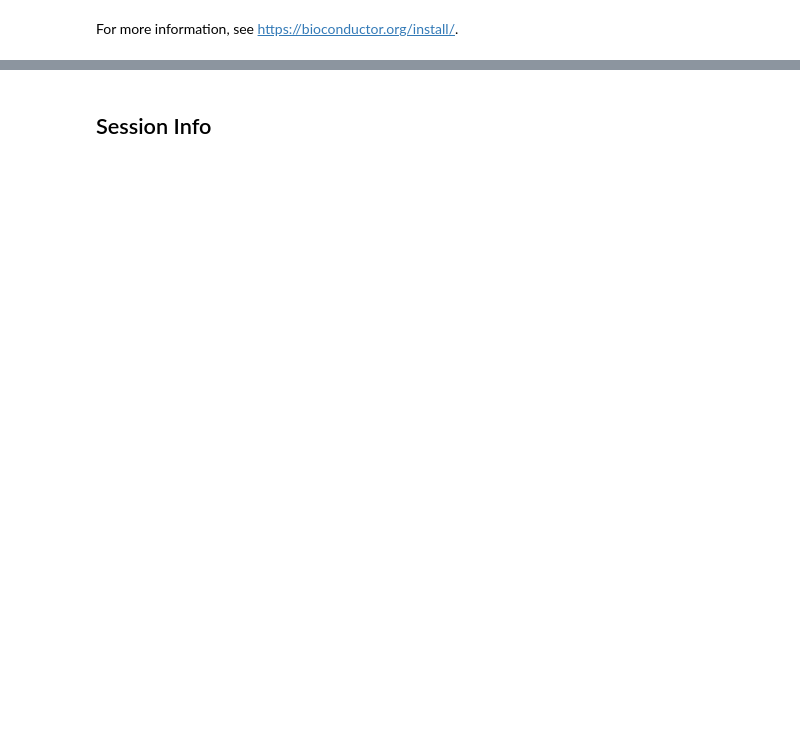
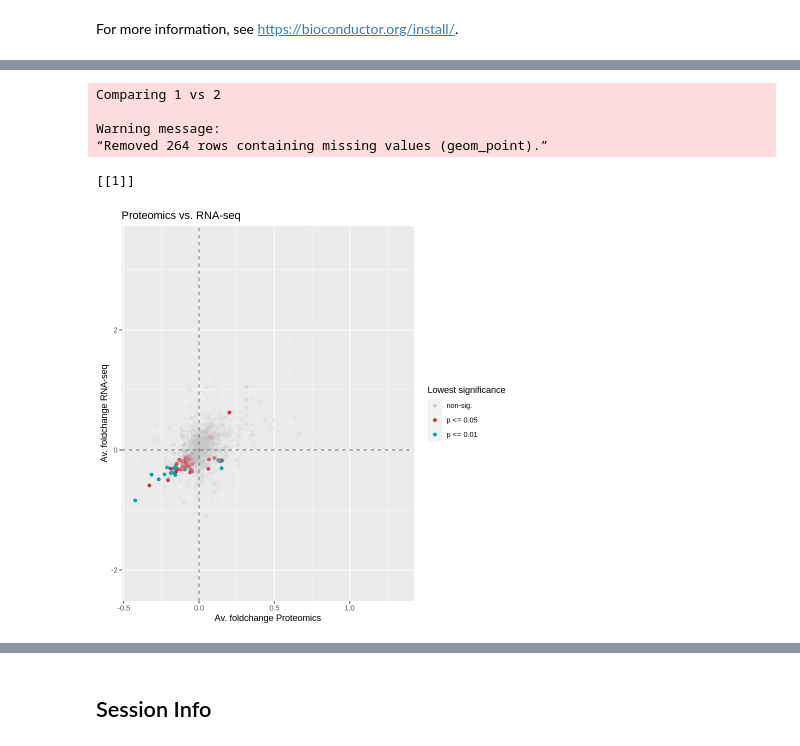
Before and after one commit to IgnatiusPang/reactomeworkshop, a Jupyter notebook: ReactomeGSA_RNAseq_Proteomics.ipynb, the cells around one changed output, grey strips where cells are left out. Cells and saved outputs as stored; diff of their text form; code cells hidden in the pictures; blank space fills up the shorter version.

```diff
--- a/ReactomeGSA_RNAseq_Proteomics.ipynb
+++ b/ReactomeGSA_RNAseq_Proteomics.ipynb
@@ -273,0 +340,26 @@ The following hyperlink provides a tutorial on how to perform single-cell analys
+# %%
+## -----------------------------------------------------------------------------
+# add the dataset
+my_request <- add_dataset(request = my_request,
+                          expression_values = griss_melanoma_rnaseq,
+                          name = "RNA-seq",
+                          type = "rnaseq_counts",
+                          comparison_factor = "treatment",
+                          comparison_group_1 = "MOCK",
+                          comparison_group_2 = "MCM",
+                          additional_factors = c("cell_type", "patient"),
+                          # This adds the dataset-level parameter 'discrete_norm_function' to the request
+                          discrete_norm_function = "TMM")
+#> Converting expression data to string... (This may take a moment)
+#> Conversion complete
+my_request
+#> ReactomeAnalysisRequestObject
+#>   Method = Camera
+#>   Parameters:
+#>   - max_missing_values: 0.5
+#>   Datasets:
+#>   - Proteomics (proteomics_int)
+#>     No parameters set.
+#>   - RNA-seq (rnaseq_counts)
+#>     discrete_norm_function: TMM
+#> ReactomeAnalysisRequest
@@ -273,0 +444,11 @@ The following hyperlink provides a tutorial on how to perform single-cell analys
+# %%
+result <- perform_reactome_analysis(request = my_request, compress = F)
+#> Submitting request to Reactome API...
+#> Reactome Analysis submitted succesfully
+#> Converting dataset Proteomics...
+#> Mapping identifiers...
+#> Performing gene set analysis using Camera
+#> Analysing dataset 'Proteomics' using Camera
+#> Analysing dataset 'RNA-seq' using Camera
+#> Creating REACTOME visualization
+#> Retrieving result...
@@ -273,0 +583,12 @@ The following hyperlink provides a tutorial on how to perform single-cell analys
+# %%
+plot_correlations(result)
+#> Comparing 1 vs 2
+#> [[1]]
+#> Warning: Removed 264 rows containing missing values (geom_point).
+# %% [output]
+Comparing 1 vs 2
+
+Warning message:
+“Removed 264 rows containing missing values (geom_point).”
+[[1]]
+[figure, added]
```
Also changed, not shown: parts of 90 cells of this notebook.
